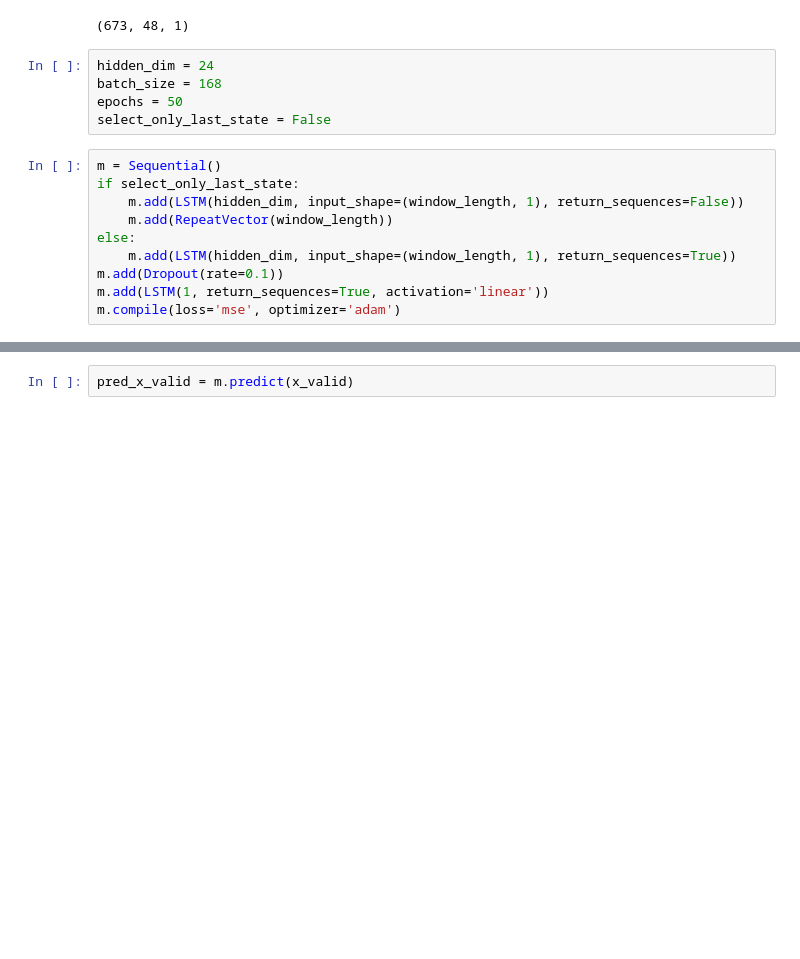
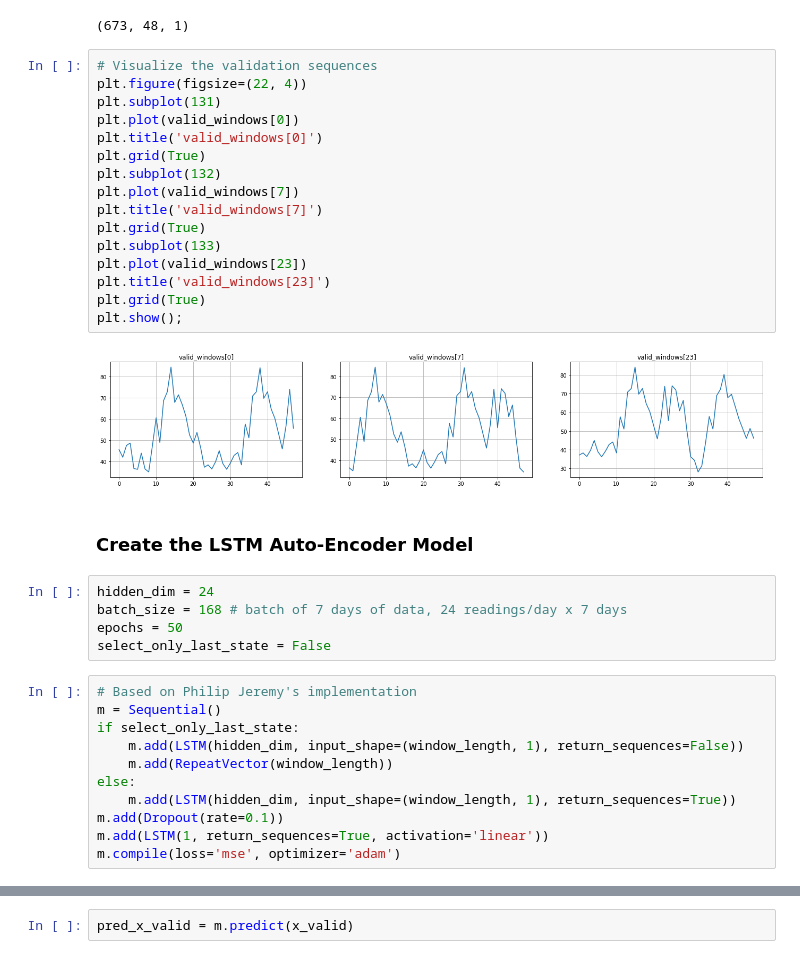
Before and after one commit to LinuxAI-PKU/ml-workspace, a Jupyter notebook: lstm-auto-encoder-counters-data.ipynb, the cells around one changed output, grey strips where cells are left out. Cells and saved outputs as stored; diff of their text form; blank space fills up the shorter version.

Commit message:
updated lstm autoencoder

```diff
--- a/lstm-auto-encoder-counters-data.ipynb
+++ b/lstm-auto-encoder-counters-data.ipynb
@@ -99,12 +126,33 @@ x_valid = np.array(valid_windows)
 x_valid.shape
 # %% [output]
 (673, 48, 1)
+# %%
+# Visualize the validation sequences
+plt.figure(figsize=(22, 4))
+plt.subplot(131)
+plt.plot(valid_windows[0])
+plt.title('valid_windows[0]')
+plt.grid(True)
+plt.subplot(132)
+plt.plot(valid_windows[7])
+plt.title('valid_windows[7]')
+plt.grid(True)
+plt.subplot(133)
+plt.plot(valid_windows[23])
+plt.title('valid_windows[23]')
+plt.grid(True)
+plt.show();
+# %% [output]
+[figure, added]
+# %% [markdown]
+### Create the LSTM Auto-Encoder Model
 # %%
 hidden_dim = 24
-batch_size = 168
+batch_size = 168 # batch of 7 days of data, 24 readings/day x 7 days
 epochs = 50
 select_only_last_state = False
 # %%
+# Based on Philip Jeremy's implementation
 m = Sequential()
 if select_only_last_state:
     m.add(LSTM(hidden_dim, input_shape=(window_length, 1), return_sequences=False))
```
Also changed, not shown: parts of 43 cells of this notebook.
